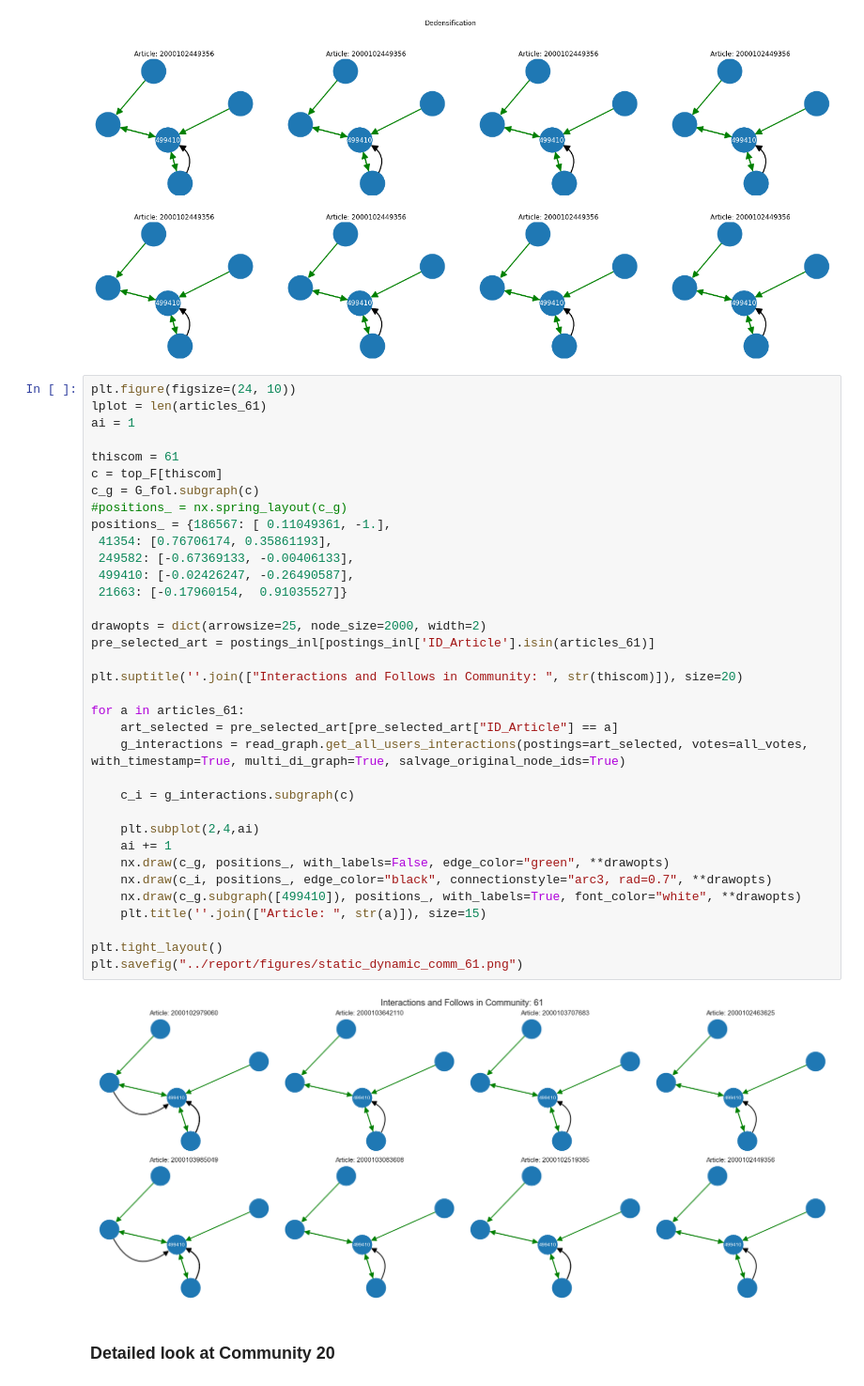
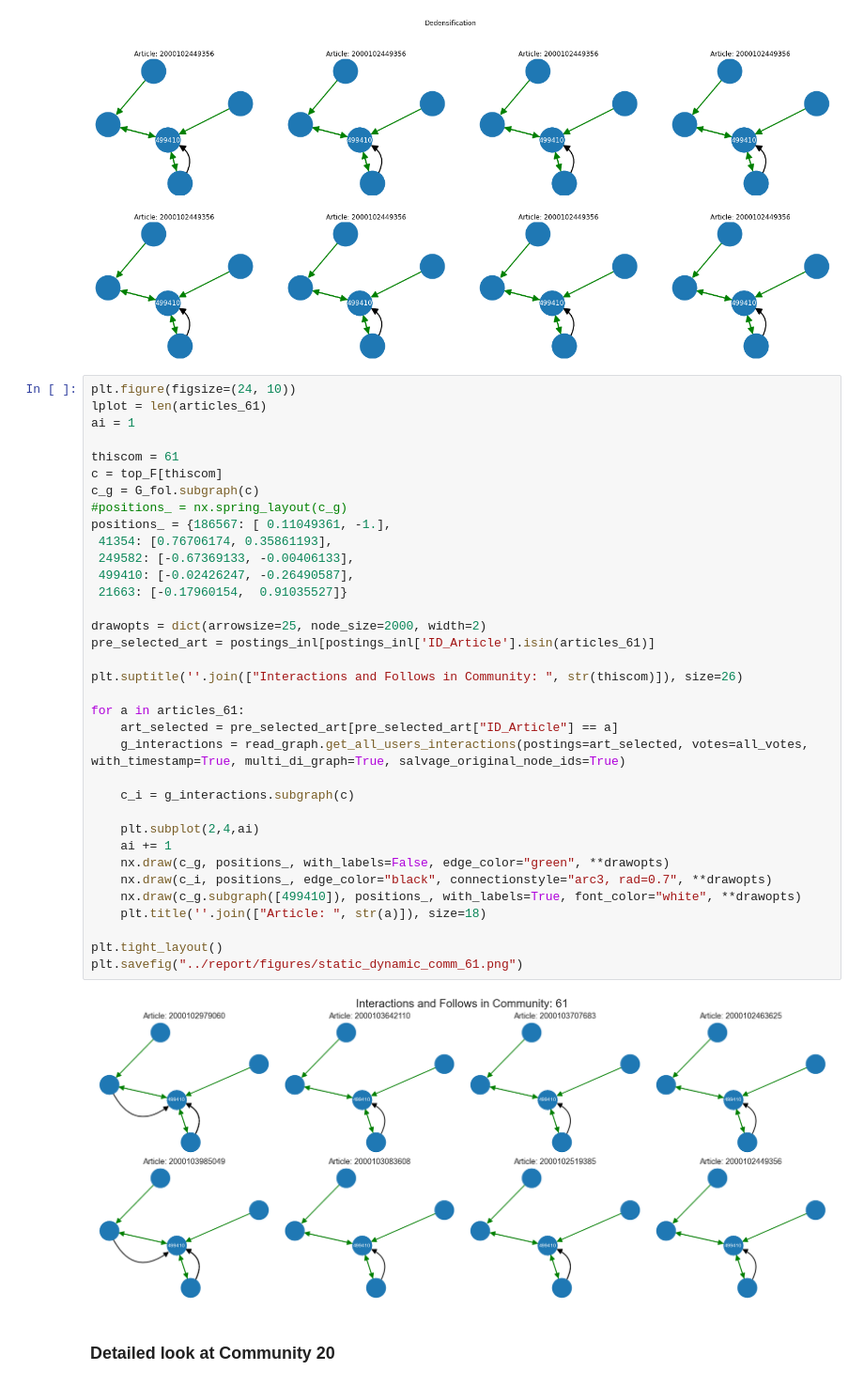
Before and after one commit to oStritze/sna, a Jupyter notebook: src/static_dynamic.ipynb, the cells around one changed output. Shown at 94% size. Cells and saved outputs as stored; diff of their text form.

```diff
--- a/src/static_dynamic.ipynb
+++ b/src/static_dynamic.ipynb
@@ -419,36 +423,36 @@ ai = 1
 
 thiscom = 61
 c = top_F[thiscom]
 c_g = G_fol.subgraph(c)
 #positions_ = nx.spring_layout(c_g)
 positions_ = {186567: [ 0.11049361, -1.],
  41354: [0.76706174, 0.35861193],
  249582: [-0.67369133, -0.00406133],
  499410: [-0.02426247, -0.26490587],
  21663: [-0.17960154,  0.91035527]}
 
 drawopts = dict(arrowsize=25, node_size=2000, width=2)
 pre_selected_art = postings_inl[postings_inl['ID_Article'].isin(articles_61)]
 
-plt.suptitle(''.join(["Interactions and Follows in Community: ", str(thiscom)]), size=20)
+plt.suptitle(''.join(["Interactions and Follows in Community: ", str(thiscom)]), size=26)
 
 for a in articles_61:
     art_selected = pre_selected_art[pre_selected_art["ID_Article"] == a]
     g_interactions = read_graph.get_all_users_interactions(postings=art_selected, votes=all_votes, with_timestamp=True, multi_di_graph=True, salvage_original_node_ids=True)
 
     c_i = g_interactions.subgraph(c)
 
     plt.subplot(2,4,ai)
     ai += 1
     nx.draw(c_g, positions_, with_labels=False, edge_color="green", **drawopts)
     nx.draw(c_i, positions_, edge_color="black", connectionstyle="arc3, rad=0.7", **drawopts)
     nx.draw(c_g.subgraph([499410]), positions_, with_labels=True, font_color="white", **drawopts)
-    plt.title(''.join(["Article: ", str(a)]), size=15)
+    plt.title(''.join(["Article: ", str(a)]), size=18)
 
 plt.tight_layout()
 plt.savefig("../report/figures/static_dynamic_comm_61.png")
 # %% [output]
-[figure, old version]
+[figure, new version]
 # %% [markdown]
 ### Detailed look at Community 20
 # %%
```
Also changed, not shown: parts of 4 cells of this notebook, 4 other files.
